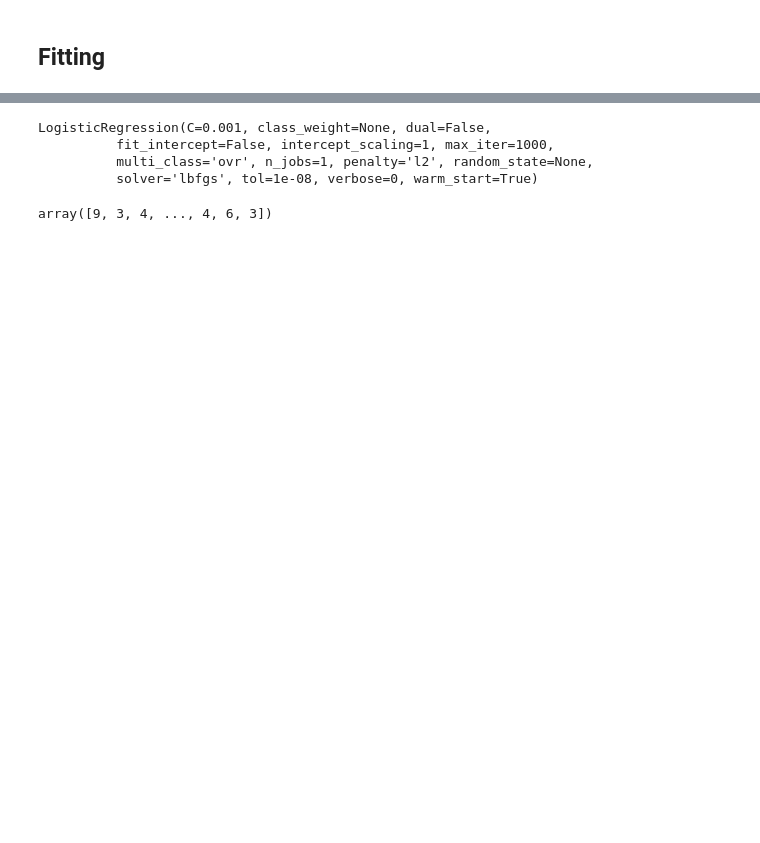
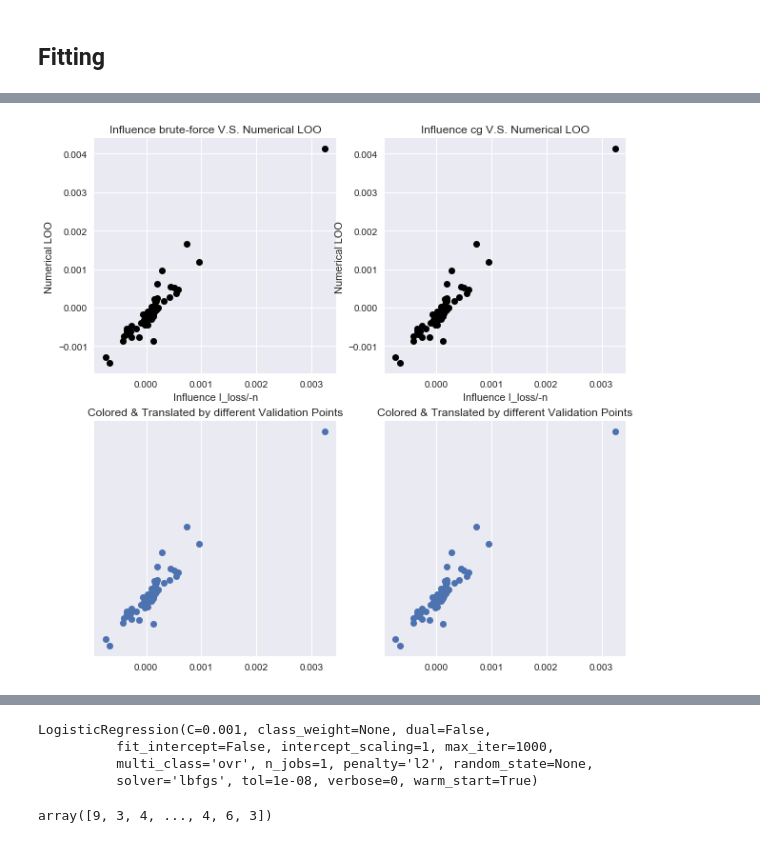
Before and after one commit to zedyang/46927-Project, a Jupyter notebook: experiments2.ipynb, the cells around one changed output, grey strips where cells are left out. Cells and saved outputs as stored; diff of their text form; code cells hidden in the pictures; blank space fills up the shorter version.

```diff
--- a/experiments2.ipynb
+++ b/experiments2.ipynb
@@ -489,3 +496,11 @@ fig, axes = compare_with_loo(
+# %%
+fig, axes = compare_with_loo(
+    [I_loss_bf[leave_indices,0:1],
+     I_loss_bf[leave_indices,0:1]],
+    loo_diff, n_samples=n_tr
+)
+# %% [output]
+[figure, added]
 # %%
 a, b = loo_diff.shape
 for j in range(n_te):
```
Also changed, not shown: parts of 10 cells of this notebook.
